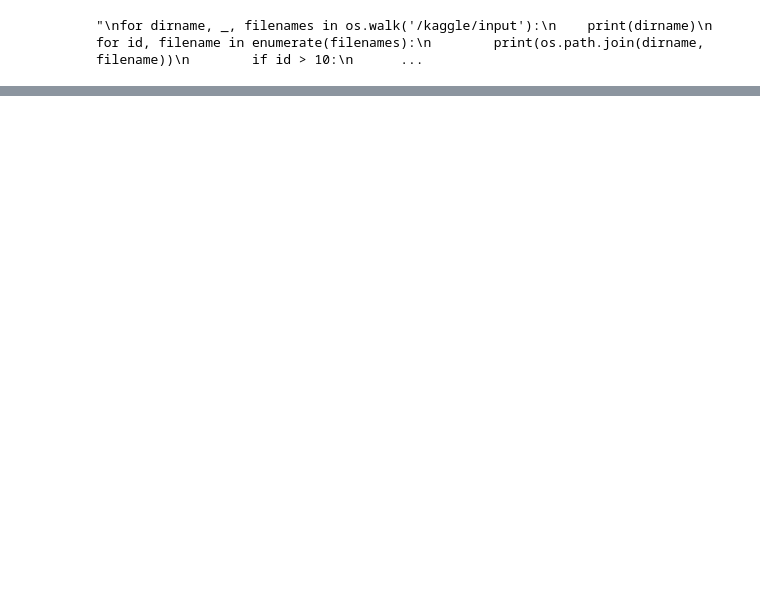
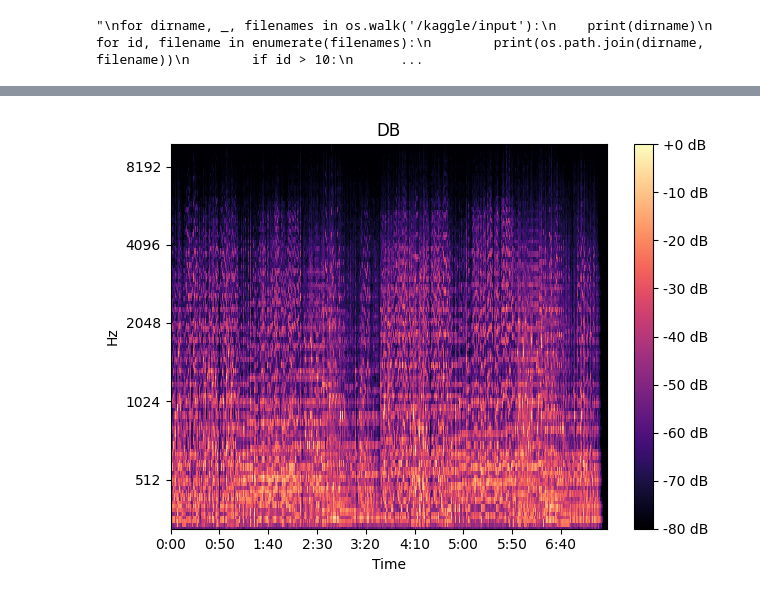
Before and after one commit to wisrovi/TFM2022, a Jupyter notebook: TFM.ipynb, the cells around one changed output, grey strips where cells are left out. Saved outputs shown, nothing was run; the diff lists cells and outputs as text; code cells hidden in the pictures; blank space fills up the shorter version.

```diff
--- a/TFM.ipynb
+++ b/TFM.ipynb
@@ -44,0 +97,5 @@ i=0
+# %%
+wav.extraer_espectograma()
+db= wav.convertir_db(True)
+# %% [output]
+[figure, added]
```
Also changed, not shown: parts of 9 cells of this notebook.
